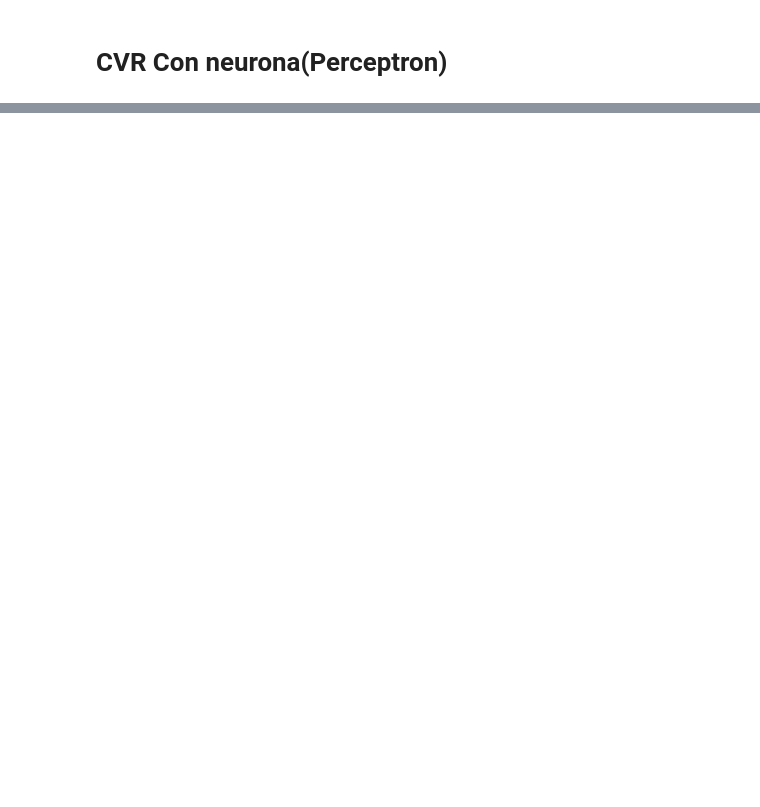
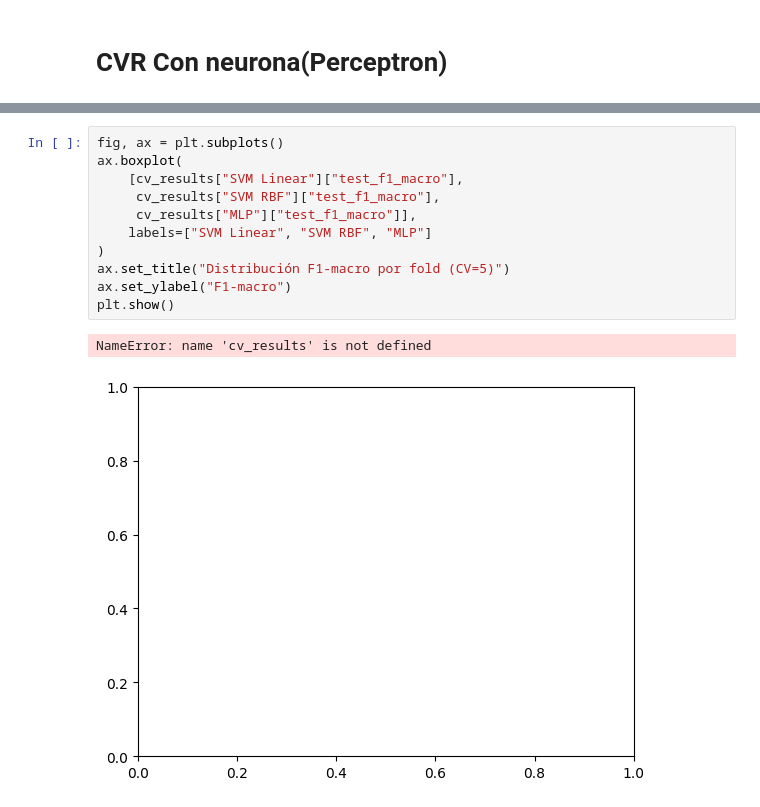
Before and after one commit to PES-BG-2025/proj-y-validacion_cruzada, a Jupyter notebook: jupyter_Pruebas.ipynb, the cells around one changed output, grey strips where cells are left out. Drawn from its saved outputs; the diff is of its cells as text; blank space fills up the shorter version.

```diff
--- a/jupyter_Pruebas.ipynb
+++ b/jupyter_Pruebas.ipynb
@@ -104,0 +140,14 @@ plt.show()
+# %%
+fig, ax = plt.subplots()
+ax.boxplot(
+    [cv_results["SVM Linear"]["test_f1_macro"],
+     cv_results["SVM RBF"]["test_f1_macro"],
+     cv_results["MLP"]["test_f1_macro"]],
+    labels=["SVM Linear", "SVM RBF", "MLP"]
+)
+ax.set_title("Distribución F1-macro por fold (CV=5)")
+ax.set_ylabel("F1-macro")
+plt.show()
+# %% [output]
+NameError: name 'cv_results' is not defined
+[figure, added]
```
Also changed, not shown: parts of 18 cells of this notebook, 4 other files.
